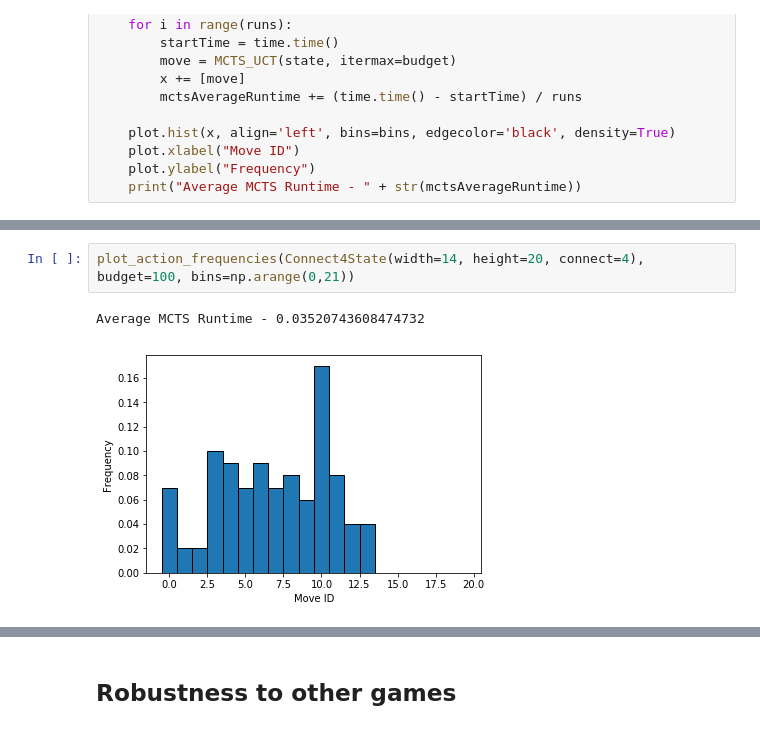
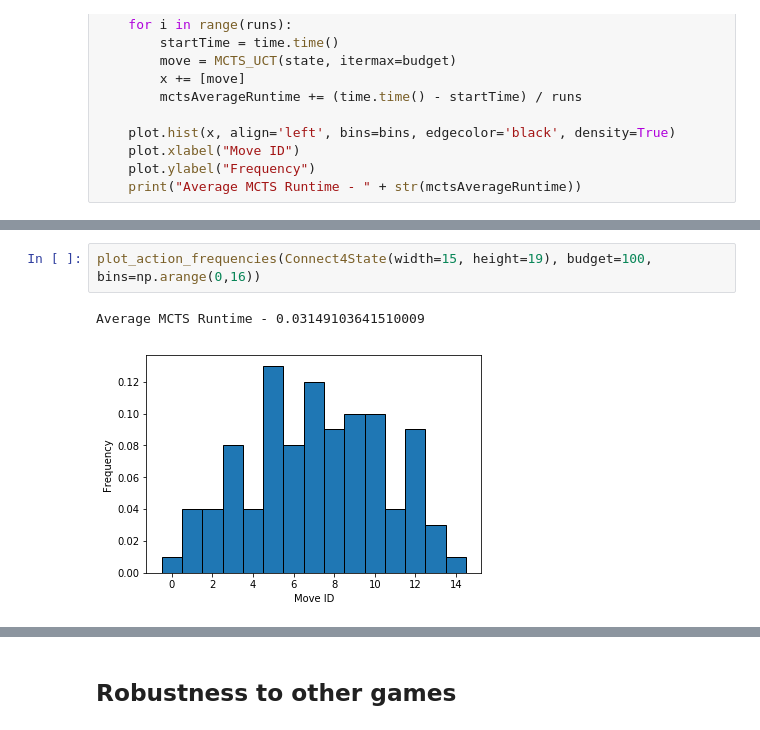
Before and after one commit to Danielhp95/ai-in-games-mcts, a Jupyter notebook: MCTS-tutorial.ipynb, the cells around one changed output, grey strips where cells are left out. Drawn from its saved outputs; the diff is of its cells as text.

```diff
--- a/MCTS-tutorial.ipynb
+++ b/MCTS-tutorial.ipynb
@@ -556,6 +545,6 @@ Average MCTS Runtime - 0.027807471752166756
 # %%
-plot_action_frequencies(Connect4State(width=14, height=20, connect=4), budget=100, bins=np.arange(0,21))
+plot_action_frequencies(Connect4State(width=15, height=19), budget=100, bins=np.arange(0,16))
 # %% [output]
-Average MCTS Runtime - 0.03520743608474732
+Average MCTS Runtime - 0.03149103641510009
-[figure, old version]
+[figure, new version]
 # %%
```
Also changed, not shown: parts of 24 cells of this notebook, 2 other files.
